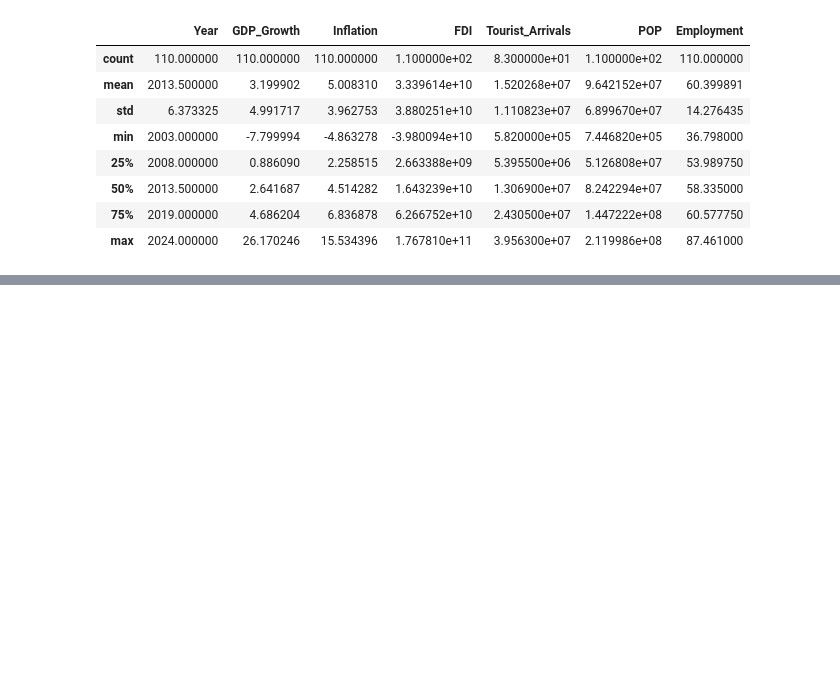
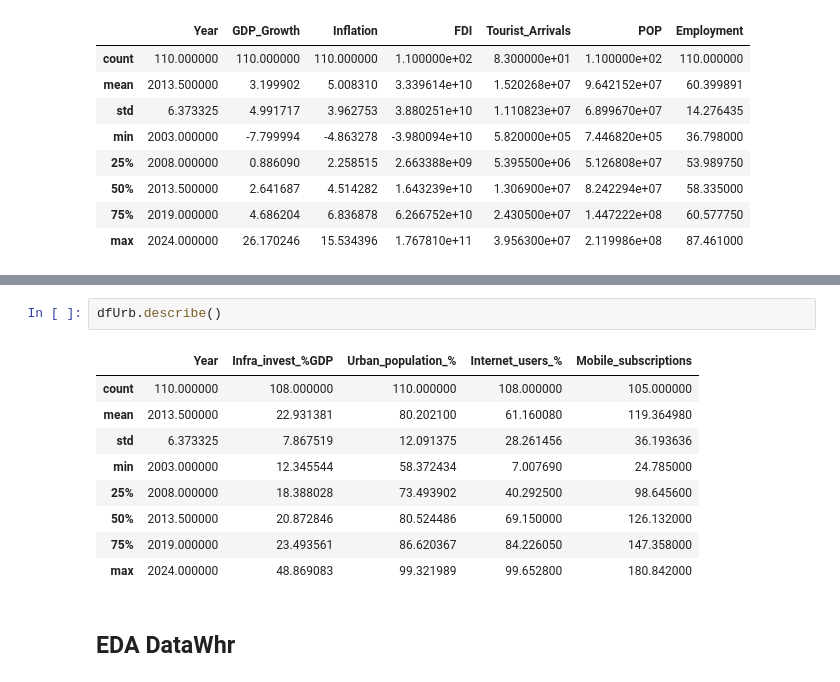
Before and after one commit to hajaraitlachgar/Impact_CDM, a Jupyter notebook: notebooks/EDA.ipynb, the cells around one changed output, grey strips where cells are left out. Cells and saved outputs as stored; diff of their text form; blank space fills up the shorter version.

```diff
--- a/notebooks/EDA.ipynb
+++ b/notebooks/EDA.ipynb
@@ -67,0 +183,14 @@ dfEco.describe()
+# %%
+dfUrb.describe()
+# %% [output]
+|  | Year | Infra_invest_%GDP | Urban_population_% | Internet_users_% | Mobile_subscriptions |
+| count | 110.000000 | 108.000000 | 110.000000 | 108.000000 | 105.000000 |
+| mean | 2013.500000 | 22.931381 | 80.202100 | 61.160080 | 119.364980 |
+| std | 6.373325 | 7.867519 | 12.091375 | 28.261456 | 36.193636 |
+| min | 2003.000000 | 12.345544 | 58.372434 | 7.007690 | 24.785000 |
+| 25% | 2008.000000 | 18.388028 | 73.493902 | 40.292500 | 98.645600 |
+| 50% | 2013.500000 | 20.872846 | 80.524486 | 69.150000 | 126.132000 |
+| 75% | 2019.000000 | 23.493561 | 86.620367 | 84.226050 | 147.358000 |
+| max | 2024.000000 | 48.869083 | 99.321989 | 99.652800 | 180.842000 |
+# %% [markdown]
+## EDA DataWhr
```
Also changed, not shown: parts of 24 cells of this notebook, 1 other file.
